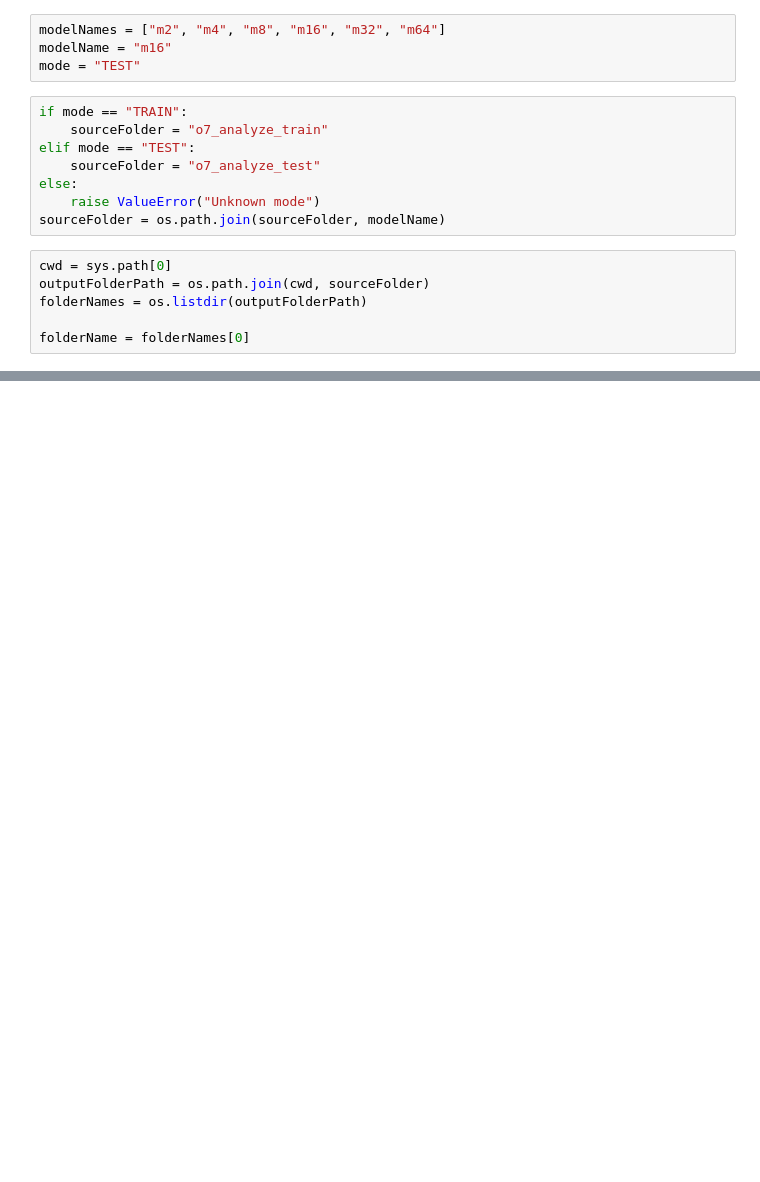
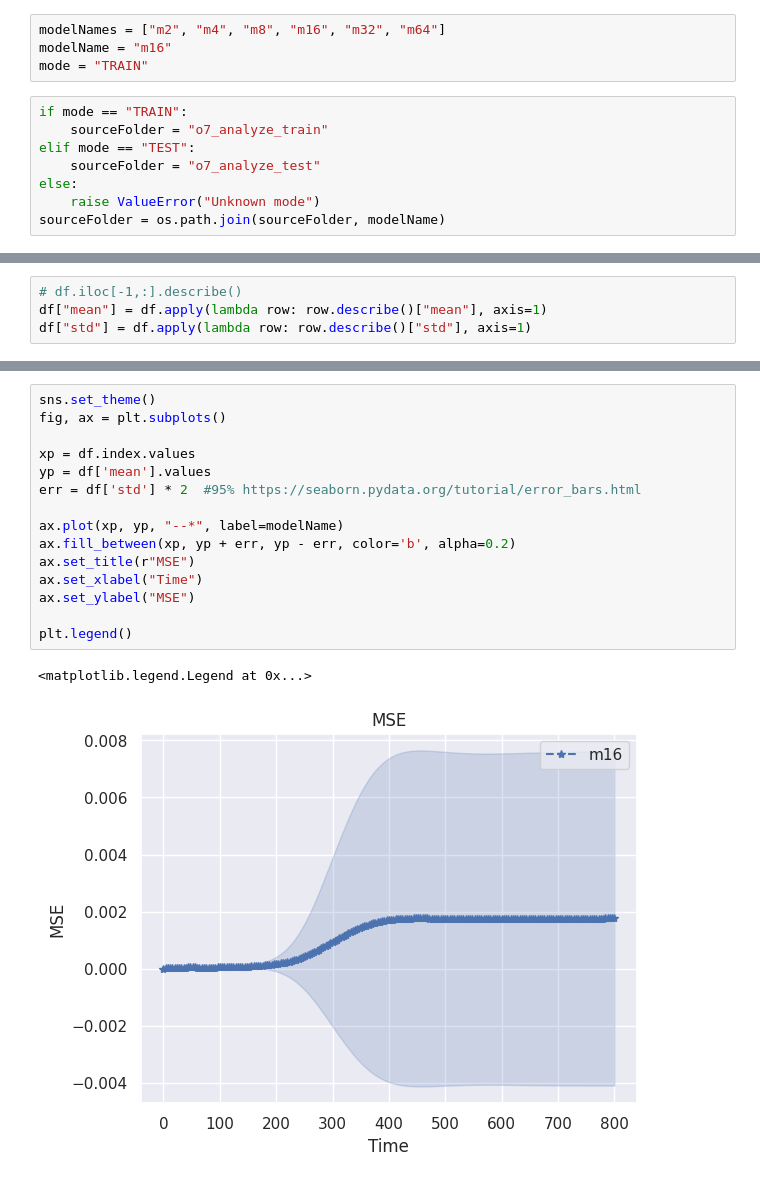
Before and after one commit to nnnpooh/pfc-ml, a Jupyter notebook: T06 - Paper/s8_visualize_err.ipynb, the cells around one changed output, grey strips where cells are left out. Cells and saved outputs as stored; diff of their text form; blank space fills up the shorter version.

```diff
--- a/T06 - Paper/s8_visualize_err.ipynb
+++ b/T06 - Paper/s8_visualize_err.ipynb
@@ -6,7 +8,7 @@ from utils import read_data
 # %%
 modelNames = ["m2", "m4", "m8", "m16", "m32", "m64"]
 modelName = "m16"
-mode = "TEST"
+mode = "TRAIN"
 # %%
 if mode == "TRAIN":
     sourceFolder = "o7_analyze_train"
@@ -15,10 +17,4 @@ elif mode == "TEST":
 else:
     raise ValueError("Unknown mode")
 sourceFolder = os.path.join(sourceFolder, modelName)
-# %%
-cwd = sys.path[0]
-outputFolderPath = os.path.join(cwd, sourceFolder)
-folderNames = os.listdir(outputFolderPath)
-
-folderName = folderNames[0]
 # %%
@@ -45,0 +42,4 @@ plt.legend()
+# %%
+# df.iloc[-1,:].describe()
+df["mean"] = df.apply(lambda row: row.describe()["mean"], axis=1)
+df["std"] = df.apply(lambda row: row.describe()["std"], axis=1)
@@ -45,0 +55,18 @@ plt.legend()
+# %%
+sns.set_theme()
+fig, ax = plt.subplots()
+
+xp = df.index.values
+yp = df['mean'].values
+err = df['std'] * 2  #95% https://seaborn.pydata.org/tutorial/error_bars.html
+
+ax.plot(xp, yp, "--*", label=modelName)
+ax.fill_between(xp, yp + err, yp - err, color='b', alpha=0.2)
+ax.set_title(r"MSE")
+ax.set_xlabel("Time")
+ax.set_ylabel("MSE")
+
+plt.legend()
+# %% [output]
+<matplotlib.legend.Legend at 0x...>
+[figure, added]
```
Also changed, not shown: parts of 3 cells of this notebook, 11 other files.
